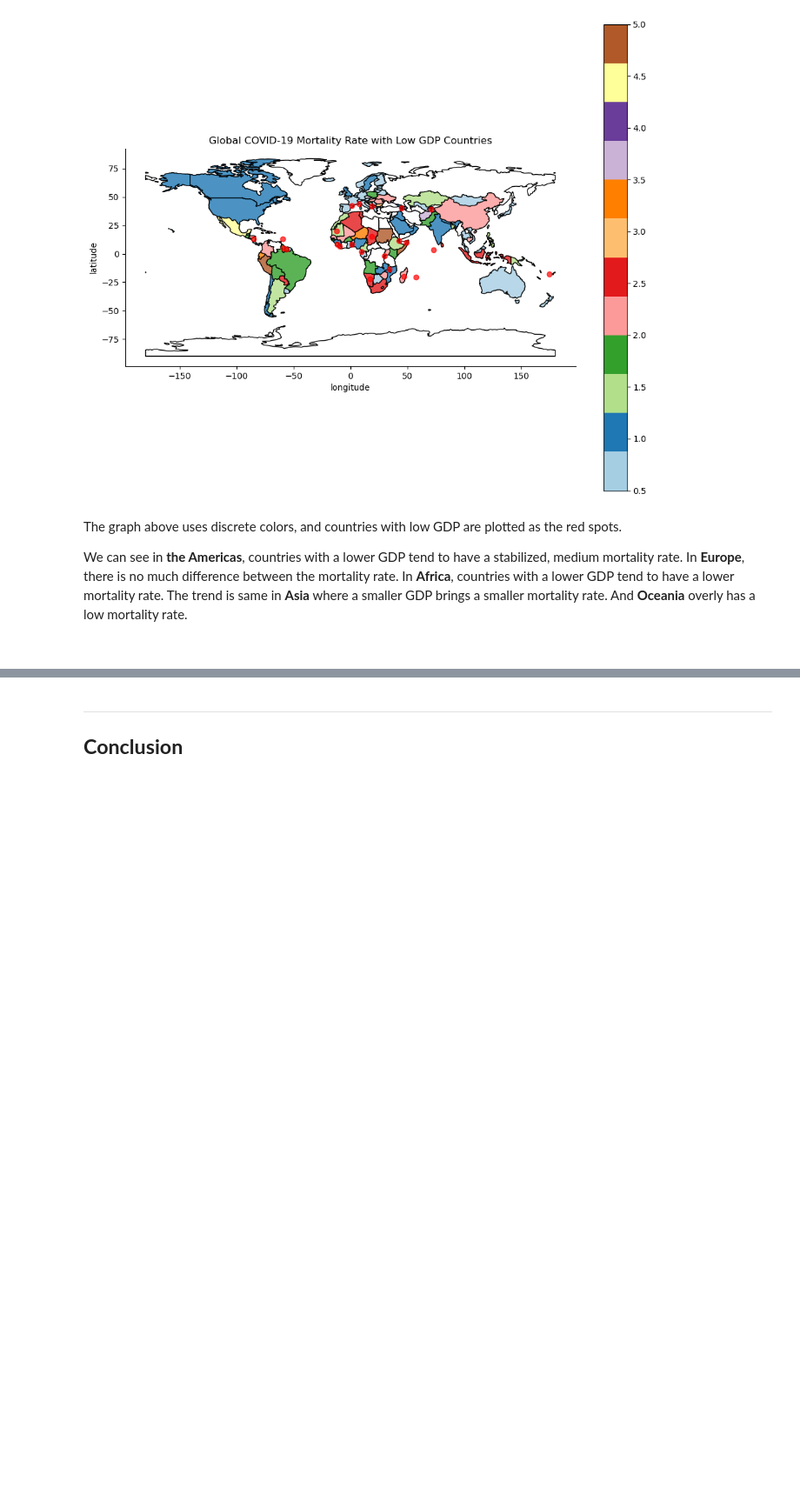
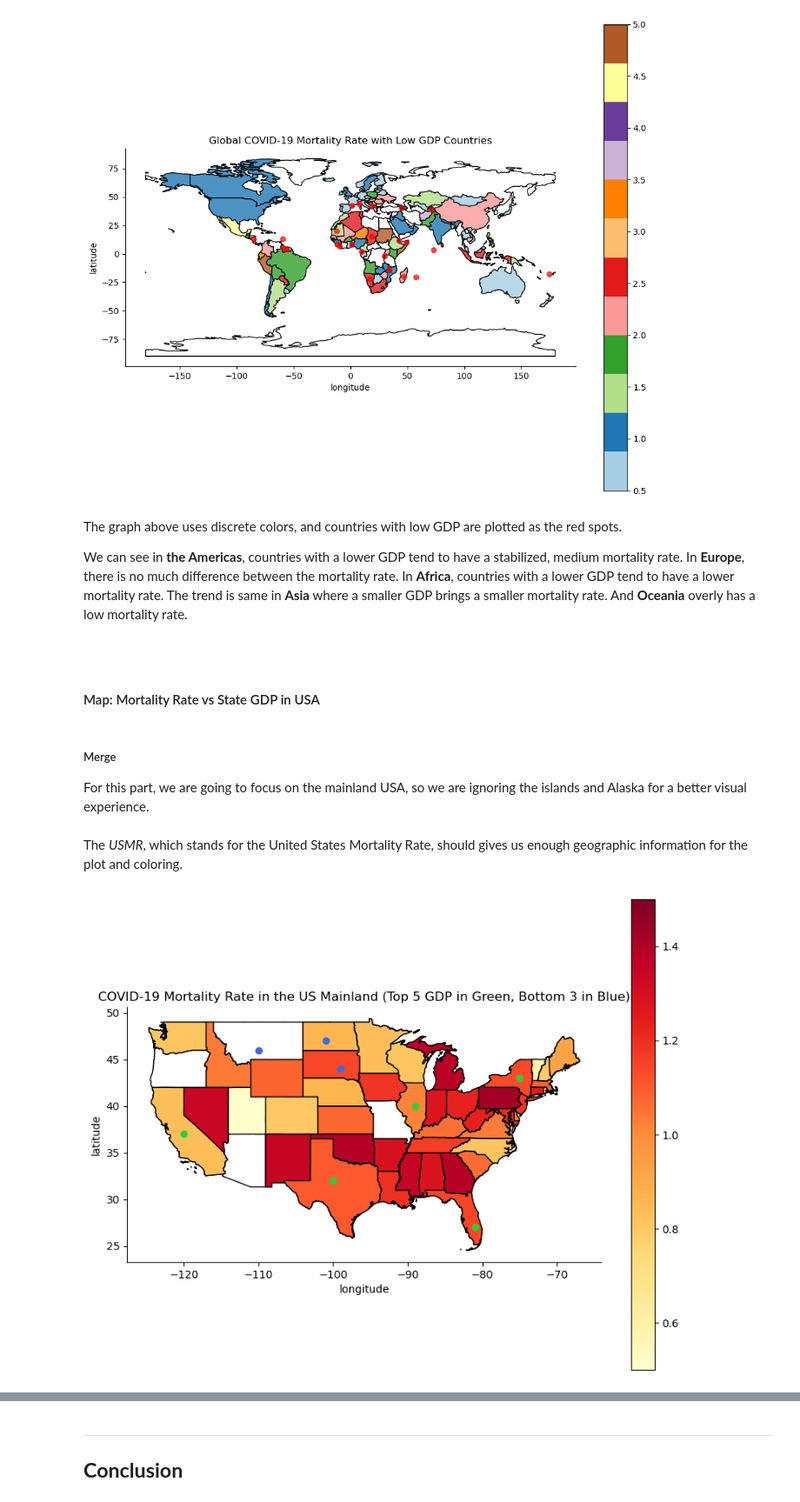
Before and after one commit to robinasaki/Analyzing-the-COVID-19-Mortality-Rate-with-respect-to-Different-Variables, a Jupyter notebook: Analyzing the COVID-19 Mortality Rate with respect to Different Variables.ipynb, the cells around one changed output, grey strips where cells are left out. Shown at 87% size. Drawn from its saved outputs; the diff is of its cells as text; code cells hidden in the pictures; blank space fills up the shorter version.

```diff
--- a/Analyzing the COVID-19 Mortality Rate with respect to Different Variables.ipynb
+++ b/Analyzing the COVID-19 Mortality Rate with respect to Different Variables.ipynb
@@ -1744,3 +1748,9 @@ The graph above uses discrete colors, and countries with low GDP are plotted as
 We can see in **the Americas**, countries with a lower GDP tend to have a stabilized, medium mortality rate. In **Europe**, there is no much difference between the mortality rate. In **Africa**, countries with a lower GDP tend to have a lower mortality rate. The trend is same in **Asia** where a smaller GDP brings a smaller mortality rate. And **Oceania** overly has a low mortality rate.
 
 <br>
+# %% [markdown]
+#### Map: Mortality Rate vs State GDP in USA
+# %% [markdown]
+##### Merge
+
+For this part, we are going to focus on the mainland USA, so we are ignoring the islands and Alaska for a better visual experience.
@@ -1746,0 +1780,31 @@ We can see in **the Americas**, countries with a lower GDP tend to have a stabil
+# %% [markdown]
+The *USMR*, which stands for the United States Mortality Rate, should gives us enough geographic information for the plot and coloring.
+# %%
+# plot the US mainland
+fig, gax = plt.subplots(figsize=(10, 8))
+state_df.plot(ax=gax, edgecolor='black',color='white')
+
+# coloring
+USMR.plot(
+    ax=gax, edgecolor='black', column='Mortality Rate (%)', legend=True, cmap='YlOrRd',
+    vmin=0.5, vmax=1.5
+)
+
+# detailing
+plt.title('COVID-19 Mortality Rate in the US Mainland (Top 5 GDP in Green, Bottom 3 in Blue)')
+gax.set_xlabel('longitude')
+gax.set_ylabel('latitude')
+gax.spines['top'].set_visible(False)
+gax.spines['right'].set_visible(False)
+plt.plot(-120, 37, 'ro', color='limegreen')
+plt.plot(-100, 32, 'ro', color='limegreen')
+plt.plot(-75, 43, 'ro', color='limegreen')
+plt.plot(-81, 27, 'ro', color='limegreen')
+plt.plot(-89, 40, 'ro', color='limegreen')
+plt.plot(-110, 46, 'ro', color='royalblue')
+plt.plot(-99, 44, 'ro', color='royalblue')
+plt.plot(-101,47, 'ro', color='royalblue')
+
+plt.show()
+# %% [output]
+[figure, added]
```
Also changed, not shown: parts of 5 cells of this notebook.
